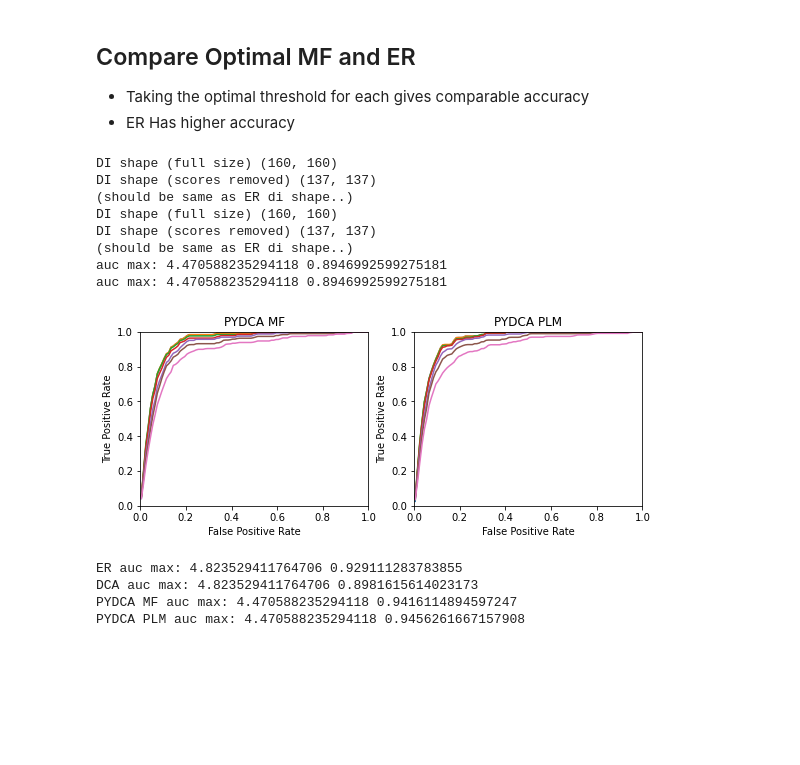
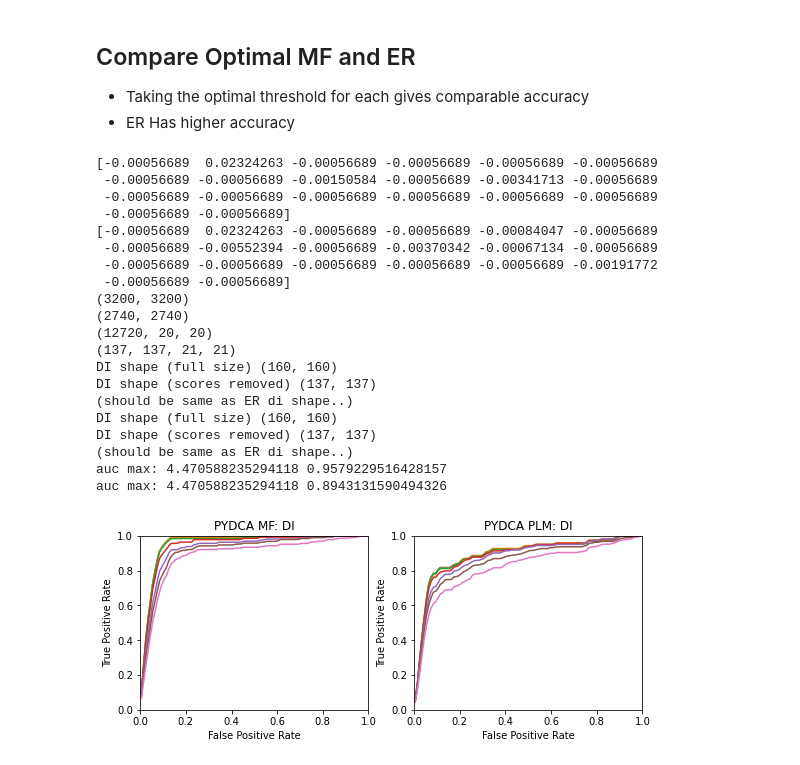
Before and after one commit to evancresswell/DCA_ER, a Jupyter notebook: ecc_DCA_ER.ipynb, the cells around one changed output. Cells and saved outputs as stored; diff of their text form; code cells hidden in the pictures; blank space fills up the shorter version.

```diff
--- a/ecc_DCA_ER.ipynb
+++ b/ecc_DCA_ER.ipynb
@@ -36,6 +36,7 @@ np.random.seed(1)
 # %%
 data_path = Path('/home', 'eclay','Pfam-A.full')
 data_path = Path('Pfam-A.full')
+DCA_ER_dir = Path('/home/evan/PycharmProjects/DCA_ER/')
 
 pfam_id = 'PF00023'
 pfam_id = 'PF00011'
@@ -65,7 +66,7 @@ npdb = pdb.shape[0]
 print('number of pdb structures:',npdb)
 
 # Create pandas dataframe for protein structure
-pdb_df = pd.DataFrame(pdb,columns = ['PF','seq','id','uniprot_start','uniprot_start',\
+pdb_df = pd.DataFrame(pdb,columns = ['PF','seq','id','uniprot_start','uniprot_end',\
                                  'pdb_id','chain','pdb_start','pdb_end'])
 pdb_df.head()
 # %% [output]
@@ -88,7 +89,7 @@ PDB DataFrame needs to have PF######, PDB-id, as well as start and end locations
 import ecc_tools as tools
 # %%
 ipdb = 0
-printing = True
+printing = False
 print('seq:',int(pdb[ipdb,1]))
 
 
@@ -97,7 +98,11 @@ print('seq:',int(pdb[ipdb,1]))
 # data processing
 s0,cols_removed, s_index, tpdb, orig_seq_len = data_processing(data_path, pfam_id, ipdb,\
                 gap_seqs=0.2, gap_cols=0.2, prob_low=0.004, conserved_cols=0.9, printing=printing, out_dir=processed_data_dir)
+print('\nPreprocessed reference Sequence: ', s0[tpdb])
 
+# Load pydca trimmed datrimmed_data_outfile = '%sprotein_data/data_processing_output/MSA_%s_Trimmed.fa' % (DCA_ER_dir, pfam_id)
+trimmed_msa_file = Path(DCA_ER_dir, 'protein_data/data_processing_output/MSA_%s_Trimmed.fa' % pfam_id)
+s0_pydca = tools.read_FASTA(str(trimmed_msa_file), ref_index = int(pdb[ipdb,1]))
 
 # Load csv of PDB-PFAM mapping.
 #    downloaded from
@@ -415,8 +437,12 @@ Contact threshold:  4.823529411764706
 ### Plot DCA
 # %%
 from inference_dca import direct_info_dca
-MF_di = direct_info_dca(s0)
+MF_di, fij, c, cinv = direct_info_dca(s0)
 
+
+# Run our version of MF di scores through Average Product Correction (to combat influences of phylogeny)
+# mf_APC = score_APC(MF_di, sequence_length, s_index)
+# MF_di = tools.di_dict2mat(mf_APC, cols_removed, s_index)
 plt.figure(figsize=(9.0,3.2))
 
 plt.subplot2grid((1,4),(0,0))
@@ -479,22 +505,39 @@ auc max: 4.823529411764706 0.8981615614023173
 * ER Has higher accuracy
 # %%
 DCA_ER_dir = '/home/ecresswell/DCA_ER/'
+DCA_ER_dir = '/home/evan/PycharmProjects/DCA_ER/'
 
+out_dir = '%sprotein_data/di/' % DCA_ER_dir
+method = "DI"
 # Load pydca score pseudo-dictionaries and generate di matrices from them..
-mf_score_file = '%s%s_di_pydca_mf.npy' % (DCA_ER_dir, pfam_id)
-plm_score_file = '%s%s_di_pydca_plm.npy' % (DCA_ER_dir, pfam_id)
+mf_score_file = '%s%s_%s_pydca_mf_preproc.npy' % (out_dir, pfam_id, method)
+plm_score_file = '%s%s_%s_pydca_plm_preproc.npy' % (out_dir, pfam_id, method)
 
 # list of di scores length of: seq_len choose 2
 # (ie for PF00186 with sequence length 160, this should be length 160 choose 2 = 12720)
-mf_fn_apc = np.load(mf_score_file, allow_pickle=True)
-plm_fn_apc = np.load(plm_score_file, allow_pickle=True)
+mf_scores = np.load(mf_score_file, allow_pickle=True)
+plm_scores = np.load(plm_score_file, allow_pickle=True)
+
+# Load pydca data for comparison
+
+
+reg_fij = np.load('%s%s_pydca_fij_preproc.npy' % (out_dir, pfam_id))
+corr_mat = np.load('%s%s_pydca_corr_preproc.npy' % (out_dir, pfam_id))
+couplings = np.load('%s%s_pydca_couplings_preproc.npy' % (out_dir, pfam_id))
+fields_ij = np.load('%s%s_pydca_fields_preproc.npy' % (out_dir, pfam_id))
+print(corr_mat[1][:20])
+print(c[1][:20])
+print(corr_mat.shape)
+print(c.shape)
+print(reg_fij.shape)
+print(fij.shape)
 
 # print(len(mf_fn_apc))
 # print(MF_di.shape)
 # print(mf_fn_apc[:5])
 
-pydca_MF_di = tools.pydca2DImat(mf_fn_apc, cols_removed, s_index)
-pydca_PLM_di = tools.pydca2DImat(plm_fn_apc, cols_removed, s_index)
+pydca_MF_di = tools.di_dict2mat(mf_scores, cols_removed, s_index)
+pydca_PLM_di = tools.di_dict2mat(plm_scores, cols_removed, s_index)
 
 # Get best auc for PYDCA mf and plm (and plot the ROC curves)
 
@@ -519,55 +562,62 @@ ax1.set_xlim([0,1])
 ax1.set_ylim([0,1])
 ax1.set_xlabel('False Positive Rate')
 ax1.set_ylabel('True Positive Rate')
-ax1.set_title('PYDCA MF')
+ax1.set_title('PYDCA MF: %s' % method)
 
 i0_pydca_MF = np.argmax(auc_pydca_MF)
-print('auc max:',ct_thres[i0_pydca_MF],auc_MF[i0_pydca_MF])
+print('auc max:',ct_thres[i0_pydca_MF],auc_pydca_MF[i0_pydca_MF])
 p0_pydca_MF,tp0_pydca_MF,fp0_pydca_MF = tools.roc_curve(ct,pydca_MF_di,ct_thres[i0_pydca_MF])
 
 
 # PYDCA-PLM
 auc_pydca_PLM = np.zeros(n)
 
 ax2 = plt.subplot2grid((1,2),(0,1))
 for i in range(n):
     try:
         p,tp,fp = roc_curve(ct_mat, pydca_PLM_di, ct_thres[i])
         if i in iplot:
             ax2.plot(fp,tp,label='thres = %3.2f'%ct_thres[i])
         auc_pydca_PLM[i] = tp.sum()/tp.shape[0]
     except(RuntimeWarning):
         auc_pydca_PLM[i] = 0
 ax2.set_xlim([0,1])
 ax2.set_ylim([0,1])
 ax2.set_xlabel('False Positive Rate')
 ax2.set_ylabel('True Positive Rate')
-ax2.set_title('PYDCA PLM')
+ax2.set_title('PYDCA PLM: %s' %method)
 
 i0_pydca_PLM = np.argmax(auc_pydca_PLM)
-print('auc max:',ct_thres[i0_pydca_PLM],auc_MF[i0_pydca_PLM])
+print('auc max:',ct_thres[i0_pydca_PLM],auc_pydca_PLM[i0_pydca_PLM])
 p0_pydca_PLM,tp0_pydca_PLM,fp0_pydca_PLM = tools.roc_curve(ct,pydca_PLM_di,ct_thres[i0_pydca_PLM])
 # %% [output]
+[-0.00056689  0.02324263 -0.00056689 -0.00056689 -0.00056689 -0.00056689
+ -0.00056689 -0.00056689 -0.00150584 -0.00056689 -0.00341713 -0.00056689
+ -0.00056689 -0.00056689 -0.00056689 -0.00056689 -0.00056689 -0.00056689
+ -0.00056689 -0.00056689]
+[-0.00056689  0.02324263 -0.00056689 -0.00056689 -0.00084047 -0.00056689
+ -0.00056689 -0.00552394 -0.00056689 -0.00370342 -0.00067134 -0.00056689
+ -0.00056689 -0.00056689 -0.00056689 -0.00056689 -0.00056689 -0.00191772
+ -0.00056689 -0.00056689]
+(3200, 3200)
+(2740, 2740)
+(12720, 20, 20)
+(137, 137, 21, 21)
 DI shape (full size) (160, 160)
 DI shape (scores removed) (137, 137)
 (should be same as ER di shape..)
 DI shape (full size) (160, 160)
 DI shape (scores removed) (137, 137)
 (should be same as ER di shape..)
-auc max: 4.470588235294118 0.8946992599275181
-auc max: 4.470588235294118 0.8946992599275181
+auc max: 4.470588235294118 0.9579229516428157
+auc max: 4.470588235294118 0.8943131590494326
-[figure, old version]
+[figure, new version]
 # %%
 print('ER auc max:',ct_thres[i0_ER],auc_ER[i0_ER])
 print('DCA auc max:',ct_thres[i0_MF],auc_MF[i0_MF])
 
 print('PYDCA MF auc max:',ct_thres[i0_pydca_MF],auc_pydca_MF[i0_pydca_MF])
 print('PYDCA PLM auc max:',ct_thres[i0_pydca_PLM],auc_pydca_PLM[i0_pydca_PLM])
-# %% [output]
-ER auc max: 4.823529411764706 0.929111283783855
-DCA auc max: 4.823529411764706 0.8981615614023173
-PYDCA MF auc max: 4.470588235294118 0.9416114894597247
-PYDCA PLM auc max: 4.470588235294118 0.9456261667157908
 # %%
 plt.figure(figsize=(12.0,3.2))
 
```
Also changed, not shown: parts of 7 cells of this notebook, 4 other files.
